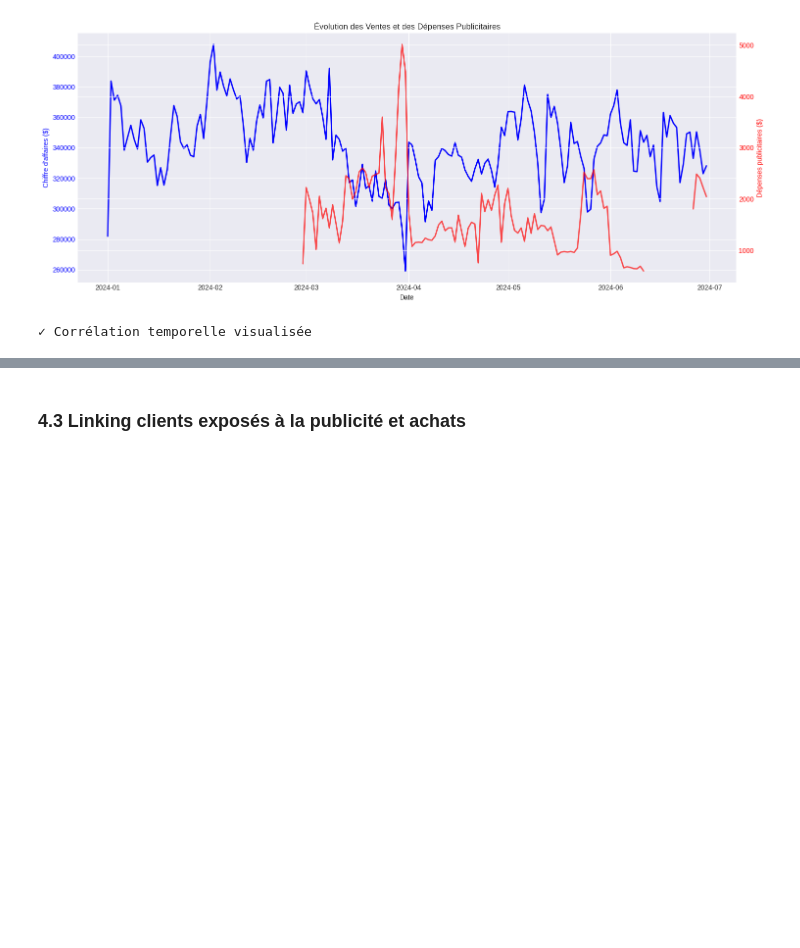
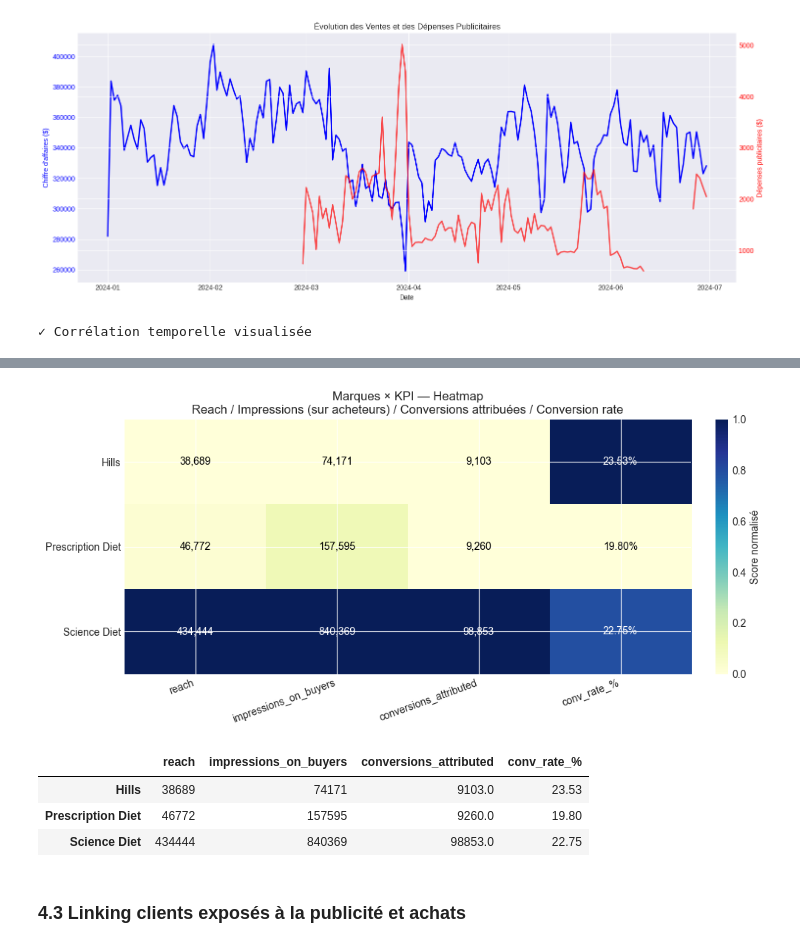
Before and after one commit to NathanDuboisset/data_challenge_mie, a Jupyter notebook: data_analysis.ipynb, the cells around one changed output, grey strips where cells are left out. Drawn from its saved outputs; the diff is of its cells as text; code cells hidden in the pictures; blank space fills up the shorter version.

```diff
--- a/data_analysis.ipynb
+++ b/data_analysis.ipynb
@@ -691,2 +800,40 @@ print("✓ Corrélation temporelle visualisée")
+# %%
+show_cols = ["reach", "impressions_on_buyers", "conversions_attributed", "conv_rate_%"]
+X = brand_kpi[show_cols].copy()
+
+# Normalisation 0-1 par KPI
+Xn = (X - X.min()) / (X.max() - X.min()).replace(0, 1)
+
+fig, ax = plt.subplots(figsize=(10, 0.6*len(Xn) + 3))
+im = ax.imshow(Xn.values, aspect="auto", cmap=plt.get_cmap("YlGnBu"), vmin=0, vmax=1)
+
+ax.set_title("Marques × KPI — Heatmap\nReach / Impressions (sur acheteurs) / Conversions attribuées / Conversion rate")
+ax.set_yticks(range(len(Xn.index))); ax.set_yticklabels(Xn.index)
+ax.set_xticks(range(len(show_cols))); ax.set_xticklabels(show_cols, rotation=20, ha="right")
+
+# annotations (valeurs brutes)
+for i, brand in enumerate(Xn.index):
+    for j, c in enumerate(show_cols):
+        raw = X.loc[brand, c]
+        if c.endswith("%"):
+            raw_s = f"{raw:.2f}%"
+        elif c in ["reach", "impressions_on_buyers", "conversions_attributed"]:
+            raw_s = f"{raw:,.0f}"
+        else:
+            raw_s = f"{raw:,.2f}"
+        color = "white" if Xn.iloc[i, j] > 0.55 else "black"
+        ax.text(j, i, raw_s, ha="center", va="center", color=color)
+
+plt.colorbar(im, ax=ax, fraction=0.03, pad=0.04).set_label("Score normalisé")
+plt.tight_layout()
+plt.show()
+
+display(X.round(2))
+# %% [output]
+[figure, added]
+|  | reach | impressions_on_buyers | conversions_attributed | conv_rate_% |
+| Hills | 38689 | 74171 | 9103.0 | 23.53 |
+| Prescription Diet | 46772 | 157595 | 9260.0 | 19.80 |
+| Science Diet | 434444 | 840369 | 98853.0 | 22.75 |
 # %% [markdown]
 ### 4.3 Linking clients exposés à la publicité et achats
```
Also changed, not shown: parts of 49 cells of this notebook, 2 other files.
